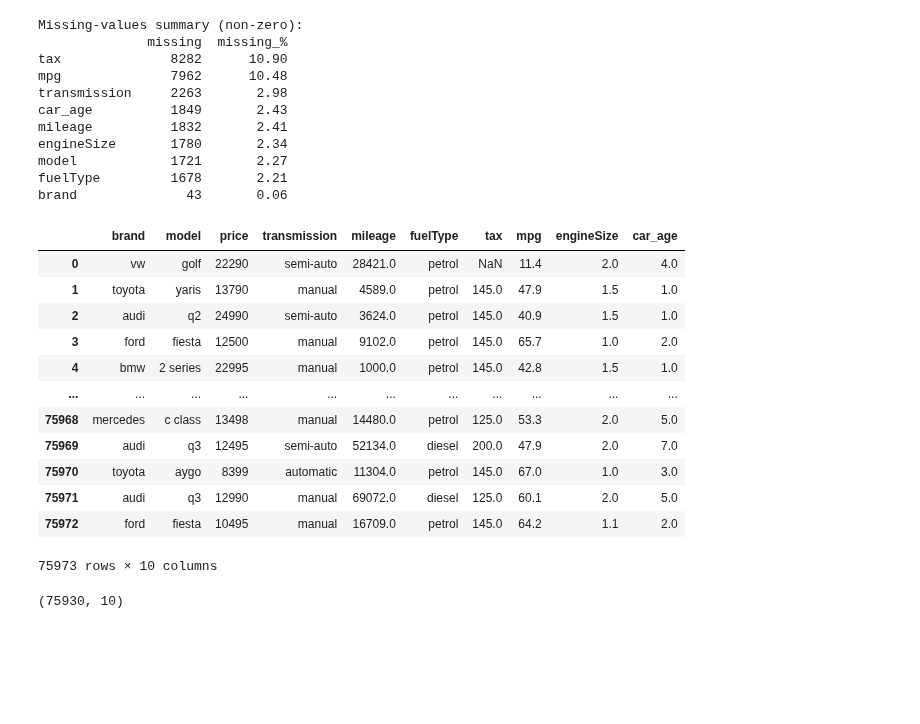
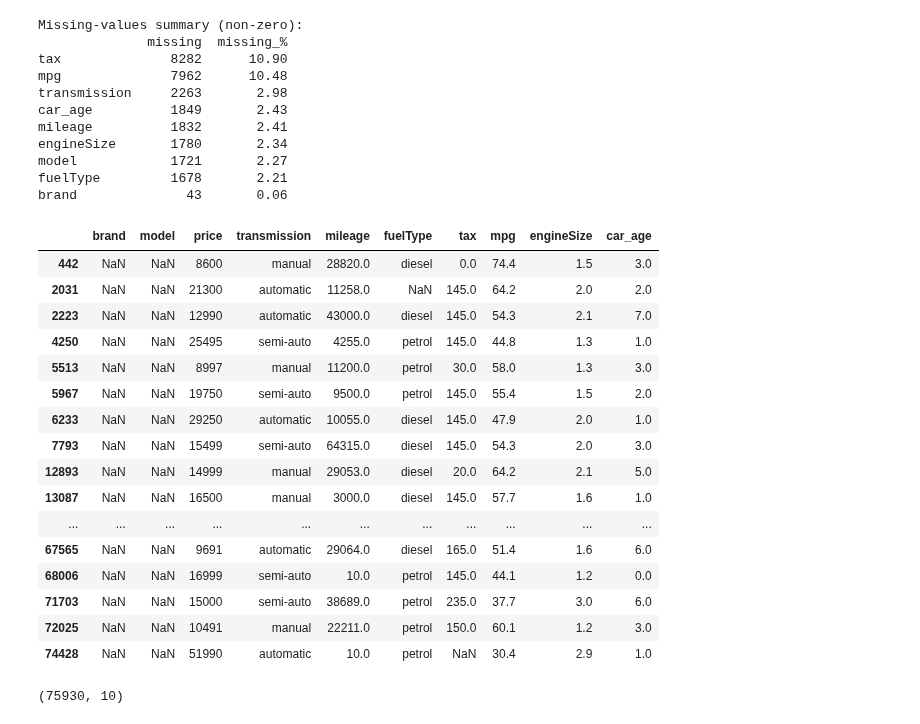
Before and after one commit to miguelrebelo291/Expediting-Car-Evaluations-with-ML, a Jupyter notebook: notebooks/model.ipynb, the cells around one changed output. Saved outputs shown, nothing was run; the diff lists cells and outputs as text; code cells hidden in the pictures; blank space fills up the shorter version.

```diff
--- a/notebooks/model.ipynb
+++ b/notebooks/model.ipynb
@@ -94,21 +94,24 @@ brand              43       0.06
 # %%
 # these lines are worth dog shait and are 0.06 % of data
 df_train[df_train["brand"].isnull()]
-df_train
 # %% [output]
 |  | brand | model | price | transmission | mileage | fuelType | tax | mpg | engineSize | car_age |
-| 0 | vw | golf | 22290 | semi-auto | 28421.0 | petrol | NaN | 11.4 | 2.0 | 4.0 |
-| 1 | toyota | yaris | 13790 | manual | 4589.0 | petrol | 145.0 | 47.9 | 1.5 | 1.0 |
-| 2 | audi | q2 | 24990 | semi-auto | 3624.0 | petrol | 145.0 | 40.9 | 1.5 | 1.0 |
-| 3 | ford | fiesta | 12500 | manual | 9102.0 | petrol | 145.0 | 65.7 | 1.0 | 2.0 |
-| 4 | bmw | 2 series | 22995 | manual | 1000.0 | petrol | 145.0 | 42.8 | 1.5 | 1.0 |
+| 442 | NaN | NaN | 8600 | manual | 28820.0 | diesel | 0.0 | 74.4 | 1.5 | 3.0 |
+| 2031 | NaN | NaN | 21300 | automatic | 11258.0 | NaN | 145.0 | 64.2 | 2.0 | 2.0 |
+| 2223 | NaN | NaN | 12990 | automatic | 43000.0 | diesel | 145.0 | 54.3 | 2.1 | 7.0 |
+| 4250 | NaN | NaN | 25495 | semi-auto | 4255.0 | petrol | 145.0 | 44.8 | 1.3 | 1.0 |
+| 5513 | NaN | NaN | 8997 | manual | 11200.0 | petrol | 30.0 | 58.0 | 1.3 | 3.0 |
+| 5967 | NaN | NaN | 19750 | semi-auto | 9500.0 | petrol | 145.0 | 55.4 | 1.5 | 2.0 |
+| 6233 | NaN | NaN | 29250 | automatic | 10055.0 | diesel | 145.0 | 47.9 | 2.0 | 1.0 |
+| 7793 | NaN | NaN | 15499 | semi-auto | 64315.0 | diesel | 145.0 | 54.3 | 2.0 | 3.0 |
+| 12893 | NaN | NaN | 14999 | manual | 29053.0 | diesel | 20.0 | 64.2 | 2.1 | 5.0 |
+| 13087 | NaN | NaN | 16500 | manual | 3000.0 | diesel | 145.0 | 57.7 | 1.6 | 1.0 |
 | ... | ... | ... | ... | ... | ... | ... | ... | ... | ... | ... |
-| 75968 | mercedes | c class | 13498 | manual | 14480.0 | petrol | 125.0 | 53.3 | 2.0 | 5.0 |
-| 75969 | audi | q3 | 12495 | semi-auto | 52134.0 | diesel | 200.0 | 47.9 | 2.0 | 7.0 |
-| 75970 | toyota | aygo | 8399 | automatic | 11304.0 | petrol | 145.0 | 67.0 | 1.0 | 3.0 |
-| 75971 | audi | q3 | 12990 | manual | 69072.0 | diesel | 125.0 | 60.1 | 2.0 | 5.0 |
-| 75972 | ford | fiesta | 10495 | manual | 16709.0 | petrol | 145.0 | 64.2 | 1.1 | 2.0 |
+| 67565 | NaN | NaN | 9691 | automatic | 29064.0 | diesel | 165.0 | 51.4 | 1.6 | 6.0 |
+| 68006 | NaN | NaN | 16999 | semi-auto | 10.0 | petrol | 145.0 | 44.1 | 1.2 | 0.0 |
+| 71703 | NaN | NaN | 15000 | semi-auto | 38689.0 | petrol | 235.0 | 37.7 | 3.0 | 6.0 |
+| 72025 | NaN | NaN | 10491 | manual | 22211.0 | petrol | 150.0 | 60.1 | 1.2 | 3.0 |
+| 74428 | NaN | NaN | 51990 | automatic | 10.0 | petrol | NaN | 30.4 | 2.9 | 1.0 |
-75973 rows × 10 columns
 # %%
 df_train = df_train[df_train["brand"].notnull()]
 df_train.shape
```
